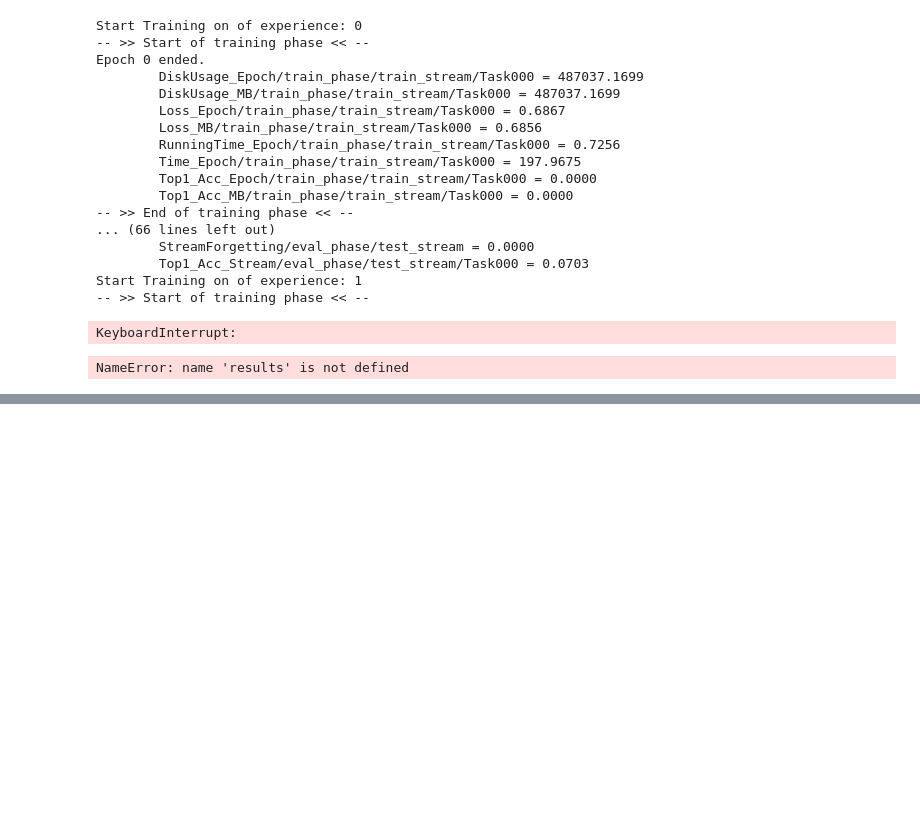
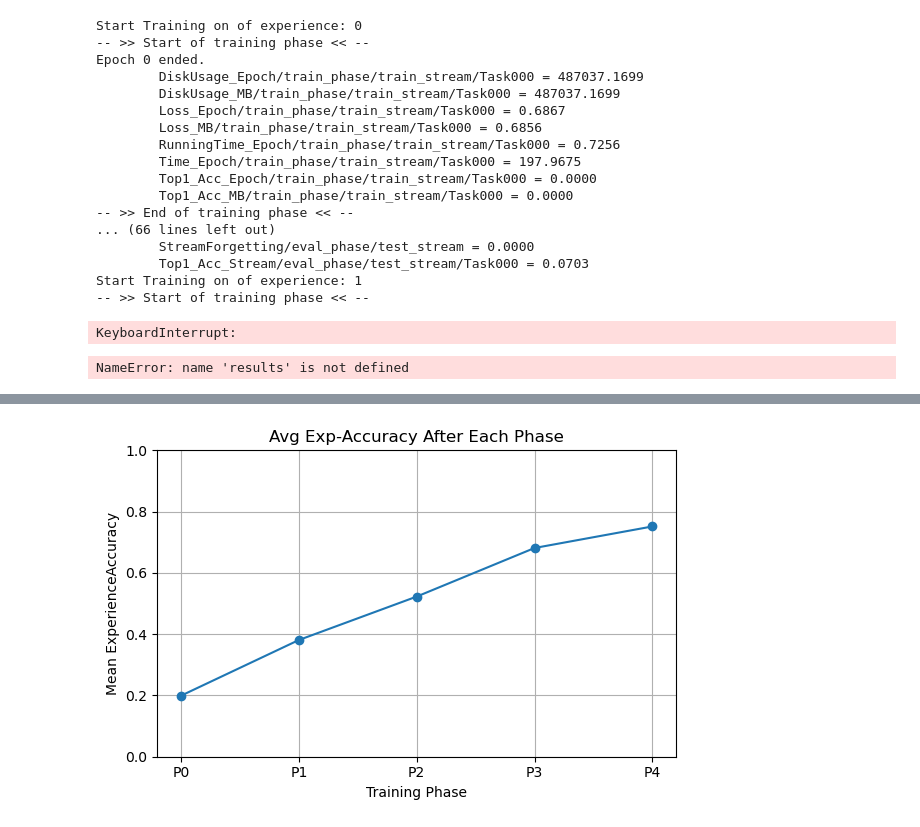
Before and after one commit to yzy1997/quantum_cl, a Jupyter notebook: quantum_lwf_addqlayer.ipynb, the cells around one changed output, grey strips where cells are left out. Saved outputs shown, nothing was run; the diff lists cells and outputs as text; code cells hidden in the pictures; blank space fills up the shorter version.

```diff
--- a/quantum_lwf_addqlayer.ipynb
+++ b/quantum_lwf_addqlayer.ipynb
@@ -662,0 +685,15 @@ plt.savefig("results/figs/splitmnist_EWC_classic_cnn_final_forget.png")
+# %%
+phase_means = np.nanmean(acc_matrix, axis=1)  # 跳过 NaN
+
+plt.figure(figsize=(6,4))
+plt.plot(range(1, num_phases+1), phase_means, marker='o')
+plt.xlabel('Training Phase')
+plt.ylabel('Mean ExperienceAccuracy')
+plt.title('Avg Exp-Accuracy After Each Phase')
+plt.xticks(range(1, num_phases+1), [f'P{p}' for p in range(num_phases)])
+plt.ylim(0,1)
+plt.grid(True)
+plt.tight_layout()
+plt.show()
+# %% [output]
+[figure, added]
```
Also changed, not shown: parts of 5 cells of this notebook, 37 other files.
